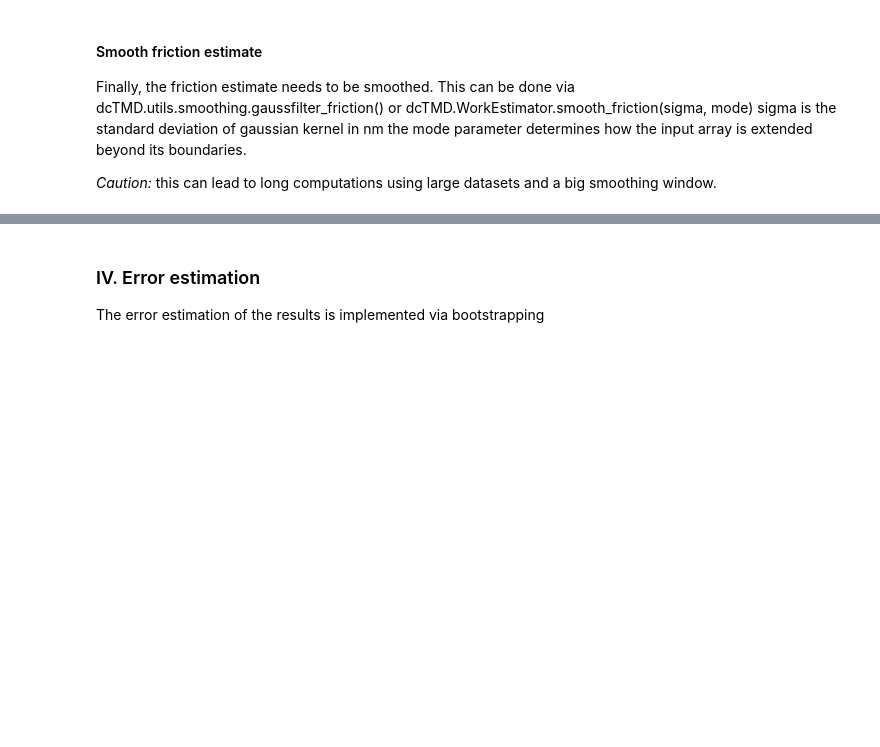
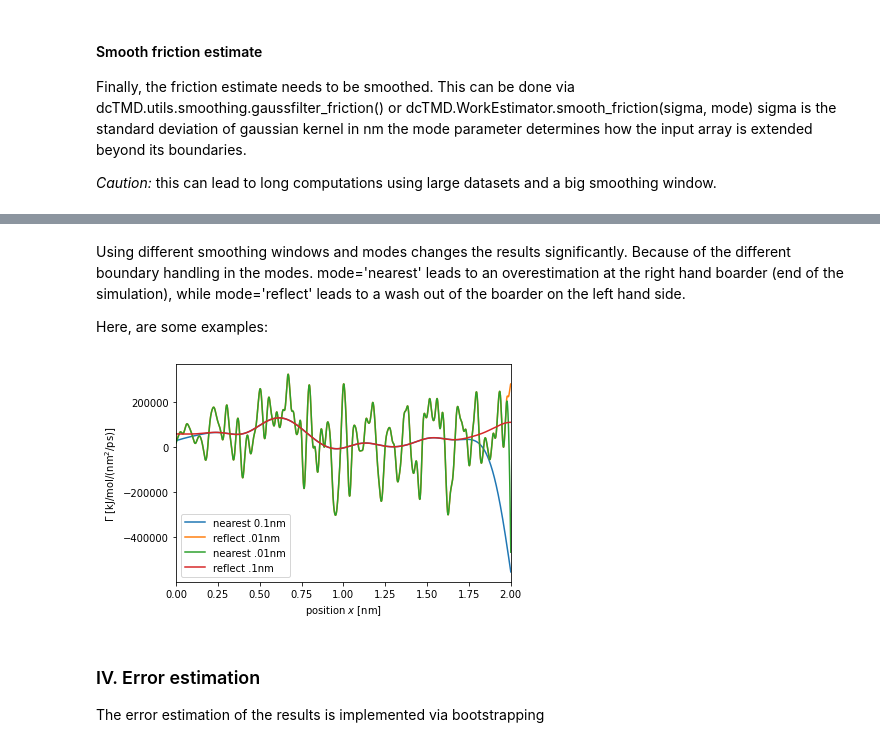
Before and after one commit to moldyn/dcTMD, a Jupyter notebook: docs/tutorials/work.ipynb, the cells around one changed output, grey strips where cells are left out. Cells and saved outputs as stored; diff of their text form; code cells hidden in the pictures; blank space fills up the shorter version.

```diff
--- a/docs/tutorials/work.ipynb
+++ b/docs/tutorials/work.ipynb
@@ -210,3 +209,45 @@ plt.show()
+# %% [markdown]
+Using different smoothing windows and modes changes the results significantly. Because of the different boundary handling in the modes. mode='nearest' leads to an overestimation at the right hand boarder (end of the simulation), while mode='reflect' leads to a wash out of the boarder on the left hand side.
+
+Here, are some examples:
+# %%
+# smooth friction and plot results
+
+workestimator.smooth_friction(sigma=0.1, mode='nearest')
+
+fig, axs = plt.subplots()
+
+plotting.plot_Gamma(workestimator.position_,
+                    workestimator.friction_smooth_,
+                    axs,
+                    label='nearest 0.1nm'
+                    )
+
+# using different smoothing windows and modes changes the results significantly
+smooth_friction = dcTMD.utils.gaussfilter_friction(workestimator.friction_,
+                                                   workestimator.position_,
+                                                   sigma=.01,
+                                                   mode='reflect',
+                                                   )
+axs.plot(workestimator.position_, smooth_friction, label='reflect .01nm')
+smooth_friction = dcTMD.utils.gaussfilter_friction(workestimator.friction_,
+                                                   workestimator.position_,
+                                                   sigma=.01,
+                                                   mode='nearest',
+                                                   )
+axs.plot(workestimator.position_, smooth_friction, label='nearest .01nm')
+smooth_friction = dcTMD.utils.gaussfilter_friction(workestimator.friction_,
+                                                   workestimator.position_,
+                                                   sigma=.1,
+                                                   mode='reflect',
+                                                   )
+
+axs.plot(workestimator.position_, smooth_friction, label='reflect .1nm')
+axs.legend()
+
+plt.show()
+# %% [output]
+[figure, added]
 # %% [markdown]
 ### IV. Error estimation
 
```
Also changed, not shown: parts of 6 cells of this notebook, 1 other file.
